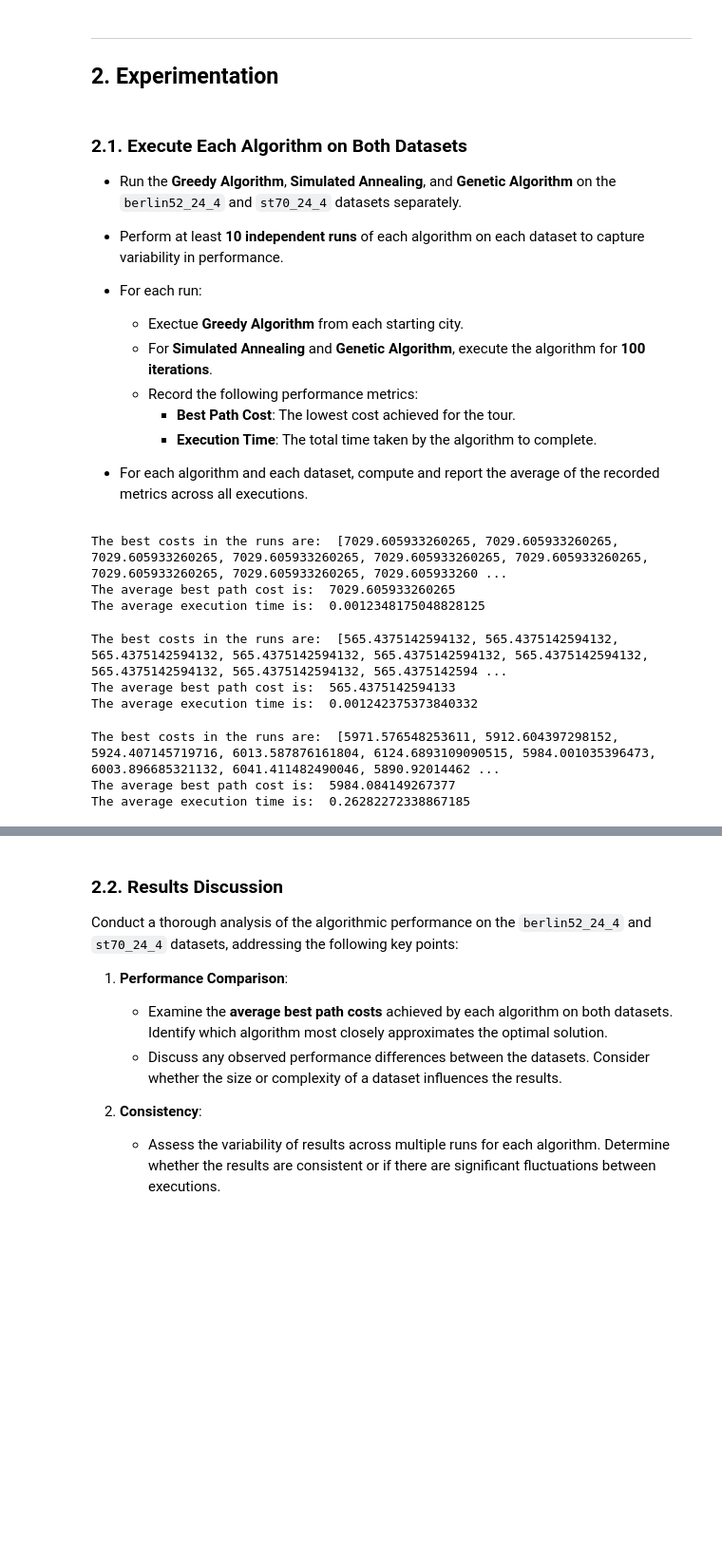
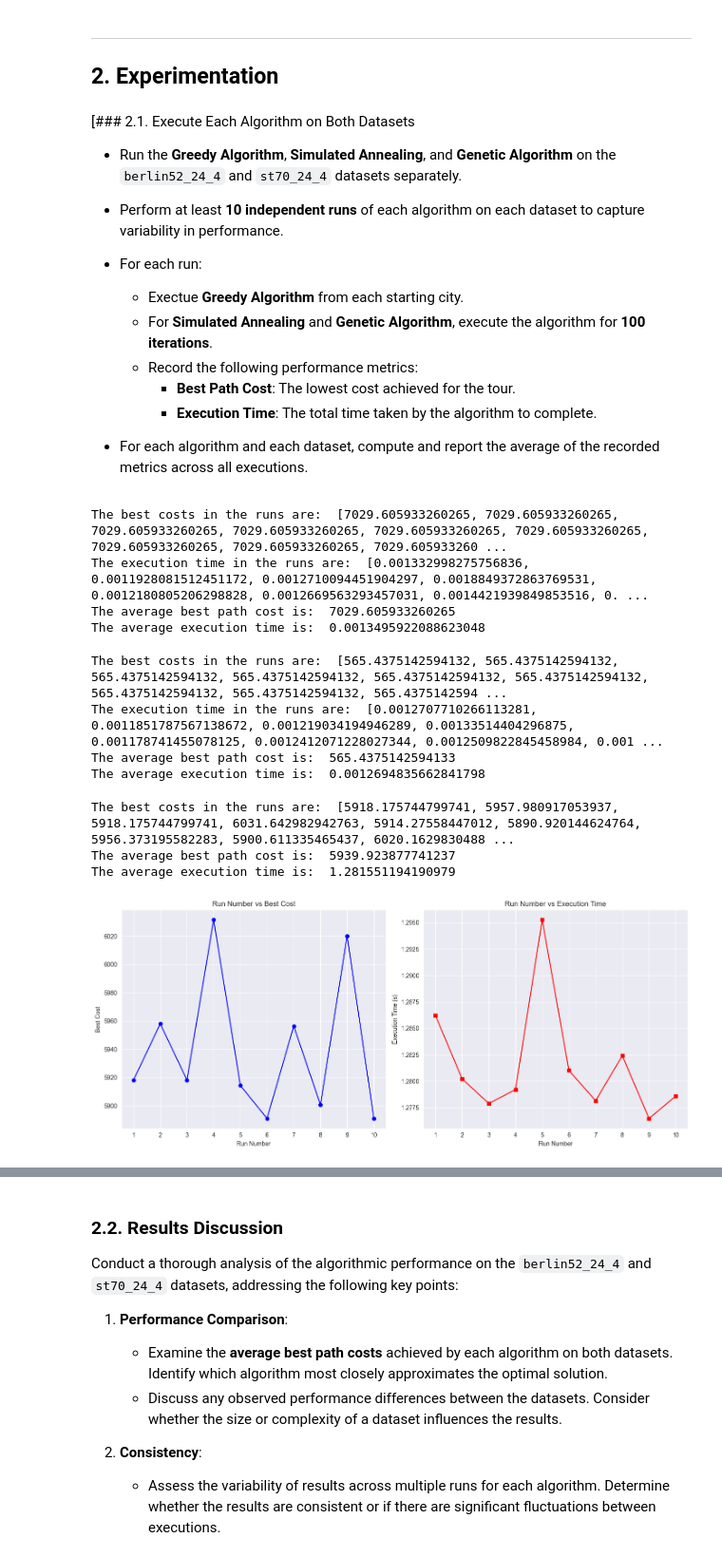
Before and after one commit to JoeZhang1000/CSI4106-Assignment-4, a Jupyter notebook: Joe_Zhang_Christian_Paravalos_CSI4106_Assignment_4_300245795_300231900.ipynb, the cells around one changed output, grey strips where cells are left out. Shown at 95% size. Saved outputs shown, nothing was run; the diff lists cells and outputs as text; code cells hidden in the pictures; blank space fills up the shorter version.

```diff
--- a/Joe_Zhang_Christian_Paravalos_CSI4106_Assignment_4_300245795_300231900.ipynb
+++ b/Joe_Zhang_Christian_Paravalos_CSI4106_Assignment_4_300245795_300231900.ipynb
@@ -464,6 +464,8 @@ def get_initial_temperature(distance_matrix, acceptance_rate = 0.8, num_iter = 1
         A square matrix where entry (i, j) represents the distance between city i and city j.
     acceptance_rate : float
         The desired acceptance rate for the algorithm.
+    num_iter : int
+        The number of iterations to run for estimating the initial temperature.
 
     Returns:
     --------
@@ -474,14 +476,14 @@ def get_initial_temperature(distance_matrix, acceptance_rate = 0.8, num_iter = 1
     ------------
     The function:
         This function runs for several iterations. For every iteration, it randomly generates a path and finds its neighbor, then
-        computes the temperature that leads to a desired acceptance probability for worse solutions. It then averages the temperatures
-        computed throughout the iterations.
+        computes the temperature that leads to a desired acceptance probability for worse solutions. It then averages the temperatures computed throughout the iterations.
+
+        We took the equation for finding the probability that a worse solution is accepted and solved for T to get the formula used. (T = -(neighbor cost - current cost)/ln(acceptance_rate))
     """
 
     initial_temp = 0
     counter = 0
 
-    # Code goes here
     for i in range(num_iter):
         num_cities = len(distance_matrix)
         current_route = np.arange(num_cities)
@@ -495,7 +497,10 @@ def get_initial_temperature(distance_matrix, acceptance_rate = 0.8, num_iter = 1
             initial_temp += -(neighbor_cost - current_cost)/np.log(acceptance_rate)
             counter+=1
 
-    initial_temp = initial_temp/(counter+1e-10)
+    if counter == 0:
+        initial_temp = 0.5
+    else:
+        initial_temp = initial_temp/(counter)
 
     return initial_temp
 # %%
@@ -1228,7 +1236,7 @@ def plot_fitness_over_generations(avg_distances, best_distances):
 
 ## 2. Experimentation
 # %% [markdown]
-### 2.1. Execute Each Algorithm on Both Datasets
+[### 2.1. Execute Each Algorithm on Both Datasets
 
 - Run the **Greedy Algorithm**, **Simulated Annealing**, and **Genetic Algorithm** on the `berlin52_24_4` and `st70_24_4` datasets separately.
 - Perform at least **10 independent runs** of each algorithm on each dataset to capture variability in performance.
@@ -1247,6 +1255,7 @@ st70_24_4_distance_matrix = get_distance_matrix(st70_24_4)
 average_best_path_cost = 0
 average_execution_time = 0
 best_costs = []
+execution_time = []
 for i in range(10):
     start = time.time()
     best_cost = greedy_tsp(berlin52_24_4_distance_matrix)[1]
@@ -1254,19 +1263,23 @@ for i in range(10):
     average_best_path_cost += best_cost
     end = time.time()
     average_execution_time += (end - start)
+    execution_time.append(end-start)
 average_best_path_cost = average_best_path_cost/10
 average_execution_time = average_execution_time/10
 print("The best costs in the runs are: ", best_costs)
+print("The execution time in the runs are: ", execution_time)
 print("The average best path cost is: ", average_best_path_cost)
 print("The average execution time is: ", average_execution_time)
 # %% [output]
 The best costs in the runs are:  [7029.605933260265, 7029.605933260265, 7029.605933260265, 7029.605933260265, 7029.605933260265, 7029.605933260265, 7029.605933260265, 7029.605933260265, 7029.605933260 ...
+The execution time in the runs are:  [0.001332998275756836, 0.0011928081512451172, 0.0012710094451904297, 0.0018849372863769531, 0.0012180805206298828, 0.0012669563293457031, 0.0014421939849853516, 0. ...
 The average best path cost is:  7029.605933260265
-The average execution time is:  0.0012348175048828125
+The average execution time is:  0.0013495922088623048
 # %%
 average_best_path_cost = 0
 average_execution_time = 0
 best_costs = []
+execution_time = []
 for i in range(10):
     start = time.time()
     best_cost = greedy_tsp(st70_24_4_distance_matrix)[1]
@@ -1274,36 +1287,65 @@ for i in range(10):
     average_best_path_cost += best_cost
     end = time.time()
     average_execution_time += (end - start)
+    execution_time.append(end-start)
 average_best_path_cost = average_best_path_cost/10
 average_execution_time = average_execution_time/10
 print("The best costs in the runs are: ", best_costs)
+print("The execution time in the runs are: ", execution_time)
 print("The average best path cost is: ", average_best_path_cost)
 print("The average execution time is: ", average_execution_time)
 # %% [output]
 The best costs in the runs are:  [565.4375142594132, 565.4375142594132, 565.4375142594132, 565.4375142594132, 565.4375142594132, 565.4375142594132, 565.4375142594132, 565.4375142594132, 565.4375142594 ...
+The execution time in the runs are:  [0.0012707710266113281, 0.0011851787567138672, 0.001219034194946289, 0.00133514404296875, 0.001178741455078125, 0.0012412071228027344, 0.0012509822845458984, 0.001 ...
 The average best path cost is:  565.4375142594133
-The average execution time is:  0.001242375373840332
+The average execution time is:  0.0012694835662841798
 # %%
-berlin52_24_4_distance_matrix = get_distance_matrix(berlin52_24_4)
+np.random.seed(42)
+
 average_best_path_cost = 0
 average_execution_time = 0
 best_costs = []
+execution_times = []
 for i in range(10):
     start = time.time()
     initial_temp = get_initial_temperature(berlin52_24_4_distance_matrix)
-    best_cost = simulated_annealing_do_n(berlin52_24_4_distance_matrix, initial_temp)[1]
+    best_cost = simulated_annealing_do_n(berlin52_24_4_distance_matrix, initial_temp, repeats=100)[1]
     best_costs.append(best_cost)
     average_best_path_cost += best_cost
     end = time.time()
+    execution_times.append(end-start)
     average_execution_time += (end - start)
 
 average_best_path_cost = average_best_path_cost/10
 average_execution_time = average_execution_time/10
 print("The best costs in the runs are: ", best_costs)
 print("The average best path cost is: ", average_best_path_cost)
 print("The average execution time is: ", average_execution_time)
+
+run_numbers = list(range(1, 11))
+
+fig, axes = plt.subplots(1, 2, figsize=(14, 6))
+
+axes[0].plot(run_numbers, best_costs, marker='o', linestyle='-', color='b')
+axes[0].set_title('Run Number vs Best Cost')
+axes[0].set_xlabel('Run Number')
+axes[0].set_ylabel('Best Cost')
+axes[0].set_xticks(run_numbers)
+axes[0].grid(True)
+
+axes[1].plot(run_numbers, execution_times, marker='s', linestyle='-', color='r')
+axes[1].set_title('Run Number vs Execution Time')
+axes[1].set_xlabel('Run Number')
+axes[1].set_ylabel('Execution Time (s)')
+axes[1].set_xticks(run_numbers)
+axes[1].grid(True)
+
+plt.tight_layout()
+
+plt.show()
 # %% [output]
-The best costs in the runs are:  [5971.576548253611, 5912.604397298152, 5924.407145719716, 6013.587876161804, 6124.6893109090515, 5984.001035396473, 6003.896685321132, 6041.411482490046, 5890.92014462 ...
-The average best path cost is:  5984.084149267377
-The average execution time is:  0.26282272338867185
+The best costs in the runs are:  [5918.175744799741, 5957.980917053937, 5918.175744799741, 6031.642982942763, 5914.27558447012, 5890.920144624764, 5956.373195582283, 5900.611335465437, 6020.1629830488 ...
+The average best path cost is:  5939.923877741237
+The average execution time is:  1.281551194190979
+[figure, added]
 # %%
```
Also changed, not shown: parts of 13 cells of this notebook.
